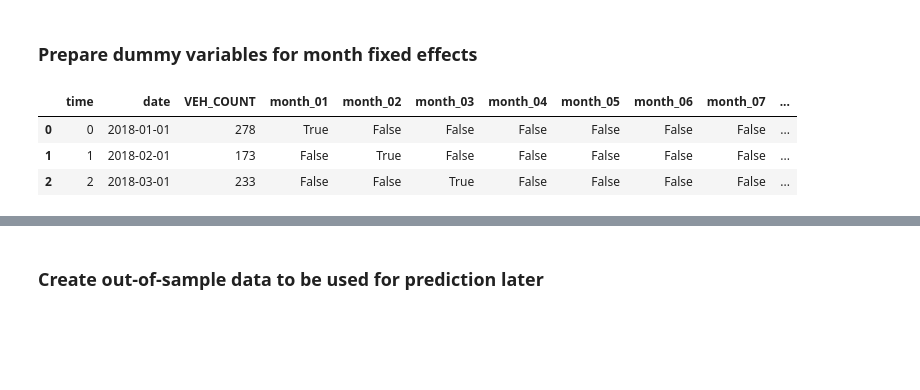
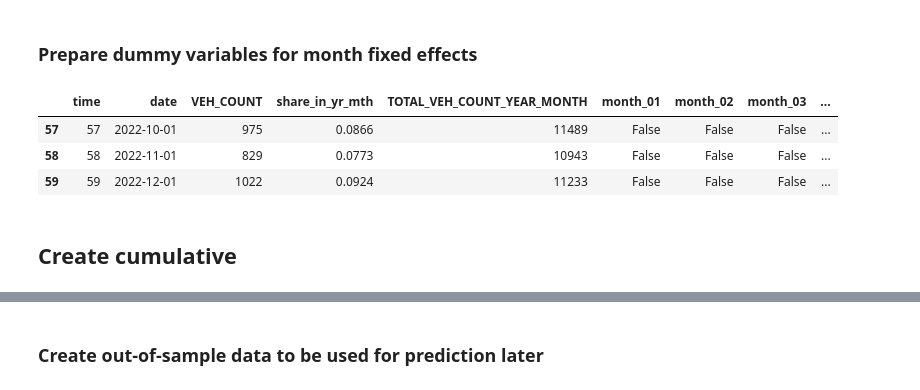
Before and after one commit to rajanoureddine/ctdot-tobin-yse, a Jupyter notebook: 4_forecasting/simple_forecast.ipynb, the cells around one changed output, grey strips where cells are left out. Saved outputs shown, nothing was run; the diff lists cells and outputs as text; code cells hidden in the pictures; blank space fills up the shorter version.

```diff
--- a/4_forecasting/simple_forecast.ipynb
+++ b/4_forecasting/simple_forecast.ipynb
@@ -66,4 +66,5 @@ vehicle_sales_filled = vehicle_sales_filled.reset_index(drop=True)
 # %% [markdown]
 ### Prepare shares
 # %%
-total_by_zip = vehicle_sales_filled.groupby(["ZIP_CODE", "year", "month"]).sum()[["VEH_COUNT"]].reset_index()
+total_by_zip_yr_mth = vehicle_sales_filled.groupby(["ZIP_CODE", "year", "month"]).sum()[["VEH_COUNT"]].reset_index()
+total_by_yr_mth = vehicle_sales_filled.groupby(["year", "month"]).sum()[["VEH_COUNT"]].reset_index()
@@ -107,3 +78,10 @@ vehicle_sales_filled = vehicle_sales_filled.merge(total_by_zip,
+# %%
+# Add the total vehicles sold
+vehicle_sales_filled = vehicle_sales_filled.merge(total_by_yr_mth,
+                                                  left_on = ["year", "month"],
+                                                  right_on = ["year", "month"],
+                                                  how = 'left').rename(columns = {"VEH_COUNT_y" : "TOTAL_VEH_COUNT_YEAR_MONTH",
+                                                                                 "VEH_COUNT_x" : "VEH_COUNT"})
 # %%
 # Calculate the share
 def f(veh_cnt, total_veh_cnt):
@@ -115,5 +93,5 @@ def f(veh_cnt, total_veh_cnt):
     except:
         return np.NaN
 
-vehicle_sales_filled["share"] = vehicle_sales_filled.apply(lambda x: f(x.VEH_COUNT, x.TOTAL_VEH_COUNT), axis = 1)
-vehicle_sales_filled
+vehicle_sales_filled["share_in_zip_yr_mth"] = vehicle_sales_filled.apply(lambda x: f(x.VEH_COUNT, x.TOTAL_VEH_COUNT), axis = 1)
+vehicle_sales_filled["share_in_yr_mth"] = vehicle_sales_filled.apply(lambda x: f(x.VEH_COUNT, x.TOTAL_VEH_COUNT_YEAR_MONTH), axis = 1)
@@ -147,9 +143,9 @@ ev_sales_filled.loc[:,"date"] = pd.to_datetime(ev_sales_filled[["year", "month",
 ### Group by Year (for plotting)
 # %%
 # Group all observations by date (to allow plotting)
-ev_sales_zip_grouped = ev_sales.groupby(["date"]).sum()
+ev_sales_zip_grouped = ev_sales_filled.groupby(["date", "TOTAL_VEH_COUNT_YEAR_MONTH"]).sum()
 ev_sales_zip_grouped = ev_sales_zip_grouped.reset_index()
-ev_sales_zip_grouped = ev_sales_zip_grouped[["date", "VEH_COUNT"]]
+ev_sales_zip_grouped = ev_sales_zip_grouped[["date", "VEH_COUNT", "share_in_yr_mth", "TOTAL_VEH_COUNT_YEAR_MONTH"]]
 # %%
 ev_sales[ev_sales["year"]==2021]["VEH_COUNT"].sum()
 # %% [output]
@@ -159,30 +155,32 @@ ev_sales[ev_sales["year"]==2021]["VEH_COUNT"].sum()
 # %%
 # Create a month column
 ev_sales_zip_grouped["month"] = ev_sales_zip_grouped["date"].astype(str).str[5:7]
 
 # Get month dummies and append these columns to the data frame
 month_dummy = pd.get_dummies(ev_sales_zip_grouped["month"], prefix='month')
 ev_sales_zip_grouped_dummies = pd.concat([ev_sales_zip_grouped, month_dummy], axis = 1)
 
 # Drop the month column now
 ev_sales_zip_grouped_dummies = ev_sales_zip_grouped_dummies.iloc[:, ~ev_sales_zip_grouped_dummies.columns.isin(["month"])]
 
 # Drop the index column and call it time, which runs from 0-60
 ev_sales_zip_grouped_dummies= ev_sales_zip_grouped_dummies.reset_index()
 ev_sales_zip_grouped_dummies = ev_sales_zip_grouped_dummies.rename(columns = {"index":"time"})
 
 # Drop date
 # ev_sales_zip_grouped_dummies = ev_sales_zip_grouped_dummies.iloc[:, ~ev_sales_zip_grouped_dummies.columns.isin(["date"])]
 
 # Show
-ev_sales_zip_grouped_dummies.head(3)
+ev_sales_zip_grouped_dummies.tail(3)
 # %% [output]
-|  | time | date | VEH_COUNT | month_01 | month_02 | month_03 | month_04 | month_05 | month_06 | month_07 | ... |
-| 0 | 0 | 2018-01-01 | 278 | True | False | False | False | False | False | False | ... |
-| 1 | 1 | 2018-02-01 | 173 | False | True | False | False | False | False | False | ... |
-| 2 | 2 | 2018-03-01 | 233 | False | False | True | False | False | False | False | ... |
+|  | time | date | VEH_COUNT | share_in_yr_mth | TOTAL_VEH_COUNT_YEAR_MONTH | month_01 | month_02 | month_03 | ... |
+| 57 | 57 | 2022-10-01 | 975 | 0.0866 | 11489 | False | False | False | ... |
+| 58 | 58 | 2022-11-01 | 829 | 0.0773 | 10943 | False | False | False | ... |
+| 59 | 59 | 2022-12-01 | 1022 | 0.0924 | 11233 | False | False | False | ... |
 # %%
 ### Create dummy variables for before and after covid
 post_jun_2020_mask = ev_sales_zip_grouped_dummies["date"] > datetime.datetime(2020, 7, 1)
 ev_sales_zip_grouped_dummies.loc[post_jun_2020_mask, "post_jun_2020"] = True
 ev_sales_zip_grouped_dummies.loc[~post_jun_2020_mask, "post_jun_2020"] = False
+# %% [markdown]
+## Create cumulative
```
Also changed, not shown: parts of 22 cells of this notebook, 2 other files.
